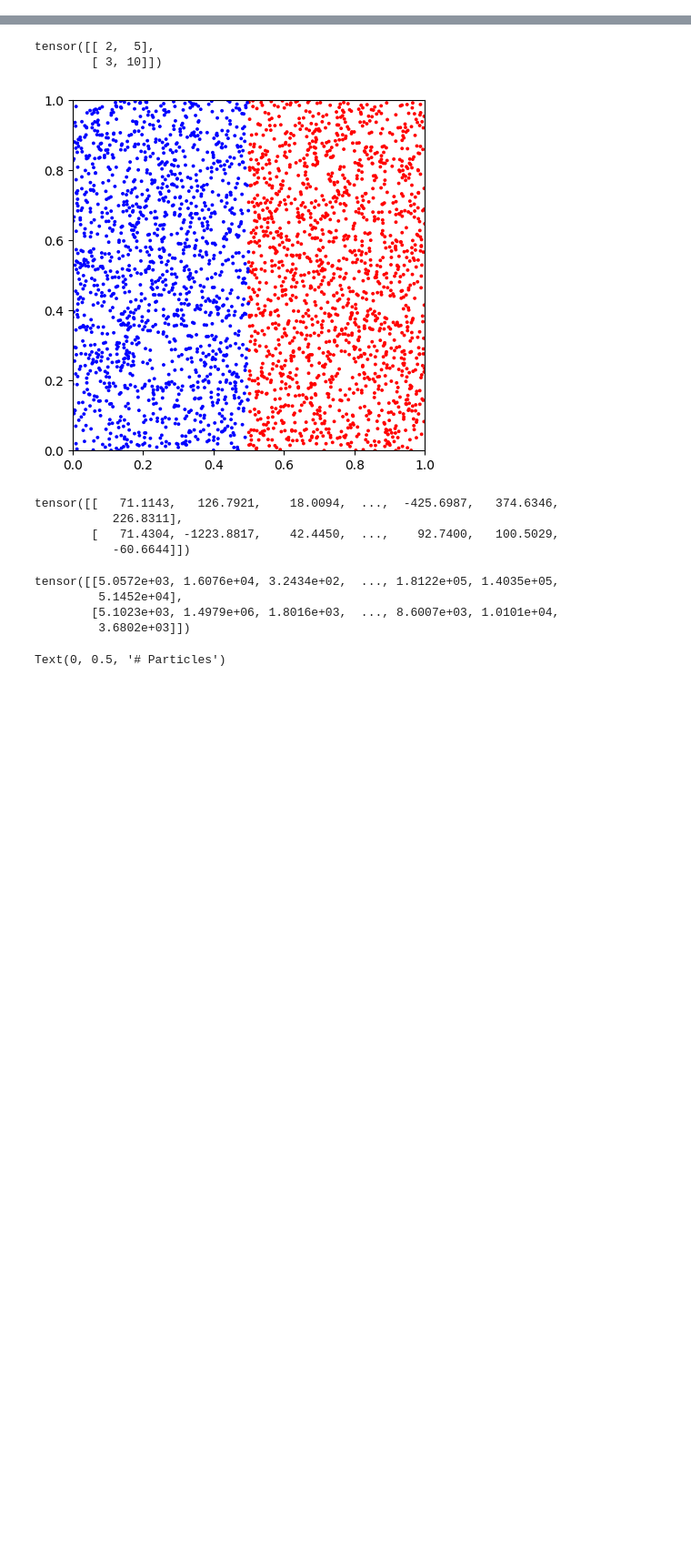
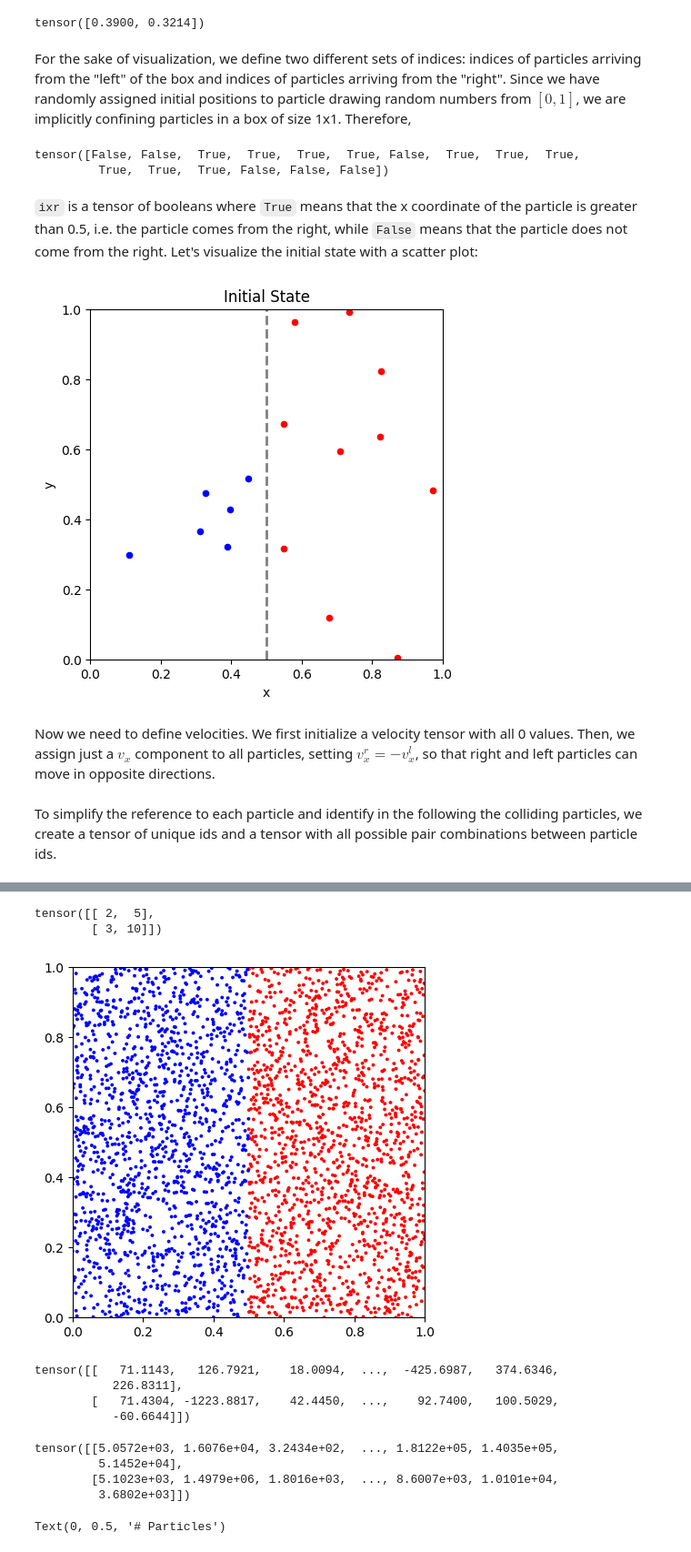
Before and after one commit to mirko-leccese/Science-with-Python-Library, a Jupyter notebook: physics/thermodynamics/maxwell-boltzmann_with_torch.ipynb, the cells around one changed output, grey strips where cells are left out. Shown: that part at 91% size. Drawn from its saved outputs; the diff is of its cells as text; code cells hidden in the pictures; blank space fills up the shorter version.

```diff
--- a/physics/thermodynamics/boltzmann_gpu.ipynb
+++ b/physics/thermodynamics/maxwell-boltzmann_with_torch.ipynb
@@ -23,0 +279,6 @@ plt.scatter(r[0][ixl].cpu(),r[1][ixl].cpu(), color='b', s=6)
+# %%
+r[:,0]
+# %% [output]
+tensor([0.3900, 0.3214])
+# %% [markdown]
+For the sake of visualization, we define two different sets of indices: indices of particles arriving from the "left" of the box and indices of particles arriving from the "right". Since we have randomly assigned initial positions to particle drawing random numbers from $[0,1]$, we are implicitly confining particles in a box of size 1x1. Therefore,
@@ -24,7 +289,34 @@ plt.scatter(r[0][ixl].cpu(),r[1][ixl].cpu(), color='b', s=6)
+# %%
+ixr
+# %% [output]
+tensor([False, False,  True,  True,  True,  True, False,  True,  True,  True,
+         True,  True,  True, False, False, False])
+# %% [markdown]
+`ixr` is a tensor of booleans where `True` means that the x coordinate of the particle is greater than 0.5, i.e. the particle comes from the right, while `False` means that the particle does not come from the right. Let's visualize the initial state with a scatter plot:
+# %%
+fig, ax = plt.subplots(figsize=(5,5))
+
+ax.scatter(r[0][ixr].cpu(),r[1][ixr].cpu(), color='r', s=20)
+ax.scatter(r[0][ixl].cpu(),r[1][ixl].cpu(), color='b', s=20)
+ax.axvline(0.5, linestyle="--", color="grey", linewidth=2)
+
+ax.set_xlim([0,1])
+ax.set_ylim([0,1])
+
+ax.set_xlabel("x")
+ax.set_ylabel("y")
+ax.set_title("Initial State")
+plt.show()
+# %% [output]
+[figure, added]
+# %% [markdown]
+Now we need to define velocities. We first initialize a velocity tensor with all 0 values. Then, we assign just a $v_x$ component to all particles, setting $v_x^r = -v_x^l$, so that right and left particles can move in opposite directions.
 # %%
 v = torch.zeros((2,n_particles)).to(device)
 v[0][ixr] = -500
 v[0][ixl] = 500
+# %% [markdown]
+To simplify the reference to each particle and identify in the following the colliding particles, we create a tensor of unique ids and a tensor with all possible pair combinations between particle ids.
 # %%
 ids = torch.arange(n_particles)
 # %%
```
Also changed, not shown: parts of 62 cells of this notebook, 3 other files.
